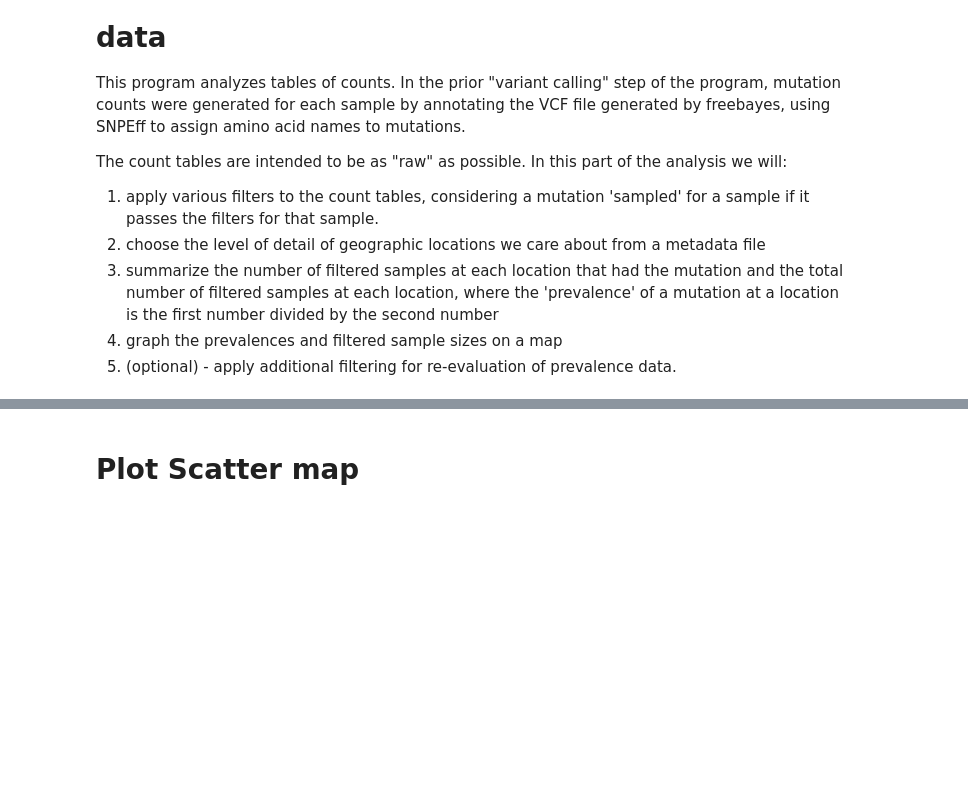
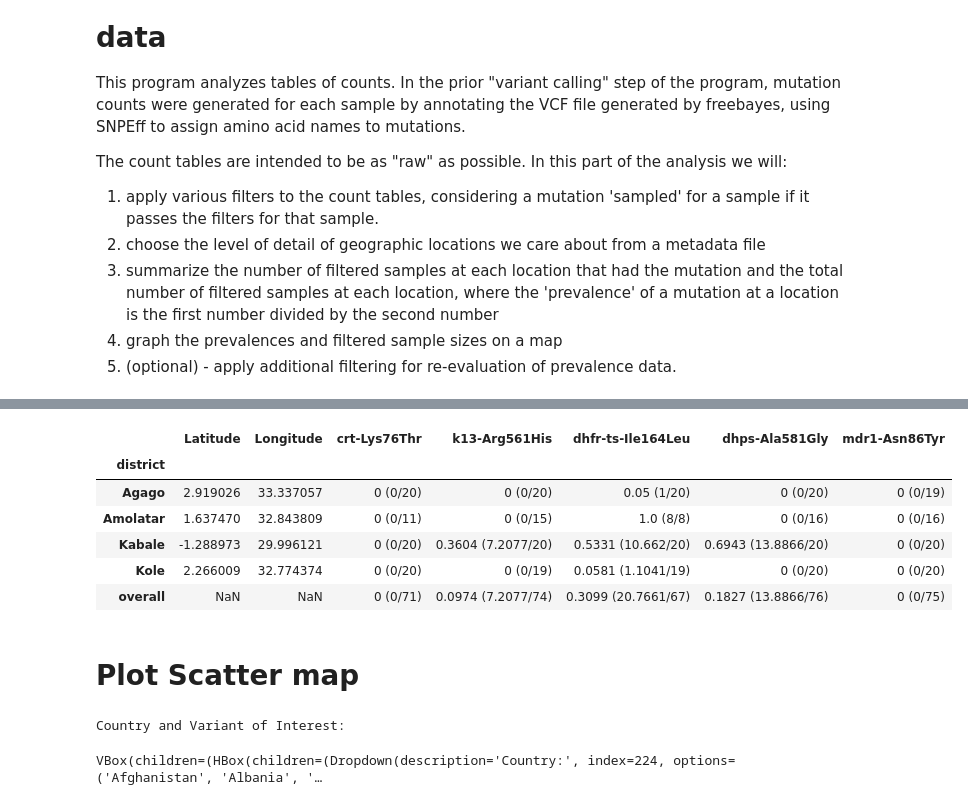
Before and after one commit to simkin-bioinformatics/AA_table_visualization, a Jupyter notebook: variant_graphing.ipynb, the cells around one changed output, grey strips where cells are left out. Saved outputs shown, nothing was run; the diff lists cells and outputs as text; code cells hidden in the pictures; blank space fills up the shorter version.

```diff
--- a/variant_graphing.ipynb
+++ b/variant_graphing.ipynb
@@ -13,7 +13,7 @@ The count tables are intended to be as "raw" as possible. In this part of the an
 output_folder = 'miptools_output'
 mutation_count_file = "input/alternate_AA_table.csv"
 mutation_coverage_file = "input/coverage_AA_table.csv"
-metadata_table = "input/PRX-00_metadata.csv"
+metadata_table = "input/PRX-07_metadata.csv"
 
 # how many reads (or, more accurately, UMIs) do we need spanning the genomic coordinates of a mutation in order to
 # consider the coordinates "sequenced" for a given sample? If UMI count is below min_coverage, the sample will be
@@ -33,8 +33,10 @@ min_freq = 0
 
 # Don't Edit below
 import sys
+import importlib
 sys.path.append("src")
 import background as bg
+importlib.reload(bg)
 all_columns, mutation_dict, filtered_mutations, mutation_counts, mutation_coverage = bg.get_mutation_counts(mutation_count_file, mutation_coverage_file)
 print('observed missense mutations are:')
 print(filtered_mutations)
@@ -45,4 +53,9 @@ print(metadata_columns)
 # %%
+# In the metadata sheet (reproduced in the table output from the cell above), which column contains sample names and
+# which column contains the names of the locations you'd like to plot (or summarize by)?
+sample_column='Sampleid'
+summary_column='district'
+
 # Which mutations would you like to graph? A full list of sequenced plus key mutations from targets.tsv is created when
 #you run the code in the cell above - this outputs the full list of available mutations to choose from.
 
@@ -56,38 +69,41 @@ print(metadata_columns)
 
 #example if you want only mutations from the AA tables from a specific gene
 #mutations_of_interest=[mutation for mutation in filtered_mutations if 'k13' in mutation]
 
 #example if you want to manually set the mutations to analyze
 # mutations_of_interest=[
 # 'dhfr-ts-Asn51Ile', 'dhfr-ts-Cys59Arg', 'dhfr-ts-Ser108Asn', 'dhfr-ts-Ile164Leu',
 # 'mdr1-Asn652Asp', 'mdr1-Asn86Tyr', 'mdr1-Asp1246Tyr', 'mdr1-Asp650Asn',
 # 'mdr1-Tyr184Phe', 'crt-Met74Ile', 'crt-Asn75Glu', 'crt-Lys76Thr',
 # 'crt-Gln271Glu', 'crt-Arg371Ile', 'dhps-Ala437Gly', 'dhps-Lys540Glu',
 # 'dhps-Ala581Gly', 'k13-Arg561His']
 
 mutations_of_interest=[
     'crt-Lys76Thr',
     'k13-Arg561His',
     'dhfr-ts-Ile164Leu',
     'dhps-Ala581Gly',
     'mdr1-Asn86Tyr'
 ]
 
-# In the metadata sheet (reproduced in the table output from the cell above), which column contains sample names and
-# which column contains the names of the locations you'd like to plot (or summarize by)?
-sample_column='Sampleid'
-summary_column='Site'
-
 #the reformatted counts file is either prevalences_input_table.csv (if you want to calculate prevalences) or
 #within_sample_allele_frequencies.tsv (if you want to calculate average allele frequencies). You should comment in one
 #line or the other, and leave the other one commented out.
 #reformatted_counts_file='prevalences_input_table.csv'
 reformatted_counts_file='within_sample_allele_frequencies.csv'
 
 # don't edit
 bg.create_prevalences_input_table(mutations_of_interest, mutation_dict, all_columns, mutation_counts, mutation_coverage, output_folder, min_count, min_coverage, min_freq)
 prevalences = bg.calculate_prevalences(output_folder, metadata_table, reformatted_counts_file, sample_column, summary_column, mutations_of_interest)
 prevalences.head(10)
+# %% [output]
+|  | Latitude | Longitude | crt-Lys76Thr | k13-Arg561His | dhfr-ts-Ile164Leu | dhps-Ala581Gly | mdr1-Asn86Tyr |
+| district |  |  |  |  |  |  |  |
+| Agago | 2.919026 | 33.337057 | 0 (0/20) | 0 (0/20) | 0.05 (1/20) | 0 (0/20) | 0 (0/19) |
+| Amolatar | 1.637470 | 32.843809 | 0 (0/11) | 0 (0/15) | 1.0 (8/8) | 0 (0/16) | 0 (0/16) |
+| Kabale | -1.288973 | 29.996121 | 0 (0/20) | 0.3604 (7.2077/20) | 0.5331 (10.662/20) | 0.6943 (13.8866/20) | 0 (0/20) |
+| Kole | 2.266009 | 32.774374 | 0 (0/20) | 0 (0/19) | 0.0581 (1.1041/19) | 0 (0/20) | 0 (0/20) |
+| overall | NaN | NaN | 0 (0/71) | 0.0974 (7.2077/74) | 0.3099 (20.7661/67) | 0.1827 (13.8866/76) | 0 (0/75) |
 # %% [markdown]
 # Plot Scatter map
 # %%
@@ -103,7 +119,17 @@ variant = widgets.Dropdown(
 )
 # Don't edit
 country, country_shortcuts = bg.generate_country_dropdown()
+write_detail_files_checkbox = widgets.Checkbox(value=False, description='Write detail files')
+use_geojson_checkbox = widgets.Checkbox(value=True, description='Use country GeoJSON')
+overlay_water_checkbox = widgets.Checkbox(value=True, description='Overlay water')
+highlight_chosen_country_checkbox = widgets.Checkbox(value=True, description='Highlight chosen country')
 print("Country and Variant of Interest:\n")
-display(country)
-display(variant)
+display(widgets.VBox([
+    widgets.HBox([country, variant]),
+    widgets.HBox([write_detail_files_checkbox, use_geojson_checkbox]),
+    widgets.HBox([overlay_water_checkbox, highlight_chosen_country_checkbox])
+]))
+# %% [output]
+Country and Variant of Interest:
+VBox(children=(HBox(children=(Dropdown(description='Country:', index=224, options=('Afghanistan', 'Albania', '…
 # %%
```
Also changed, not shown: parts of 8 cells of this notebook, 4 other files.
